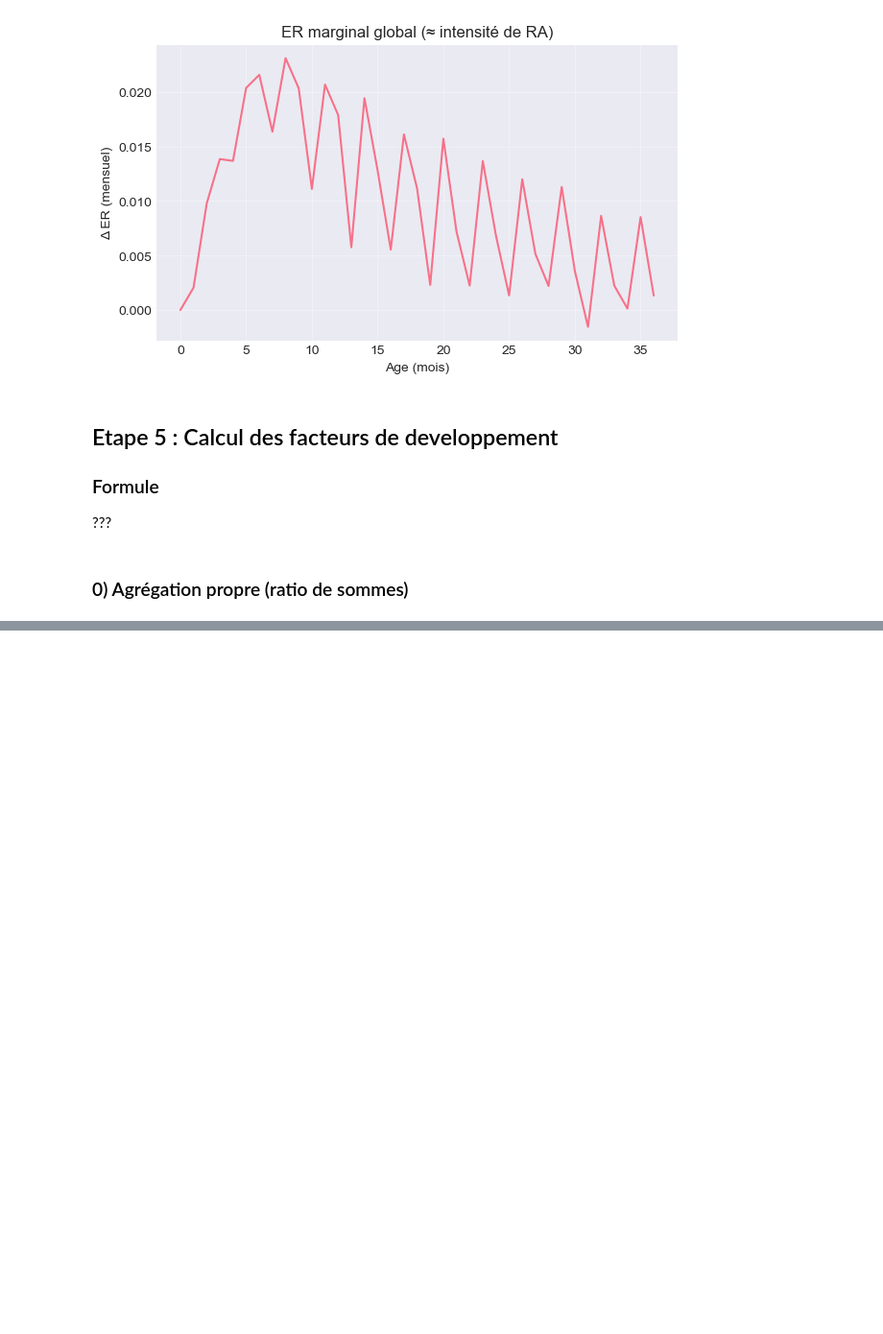
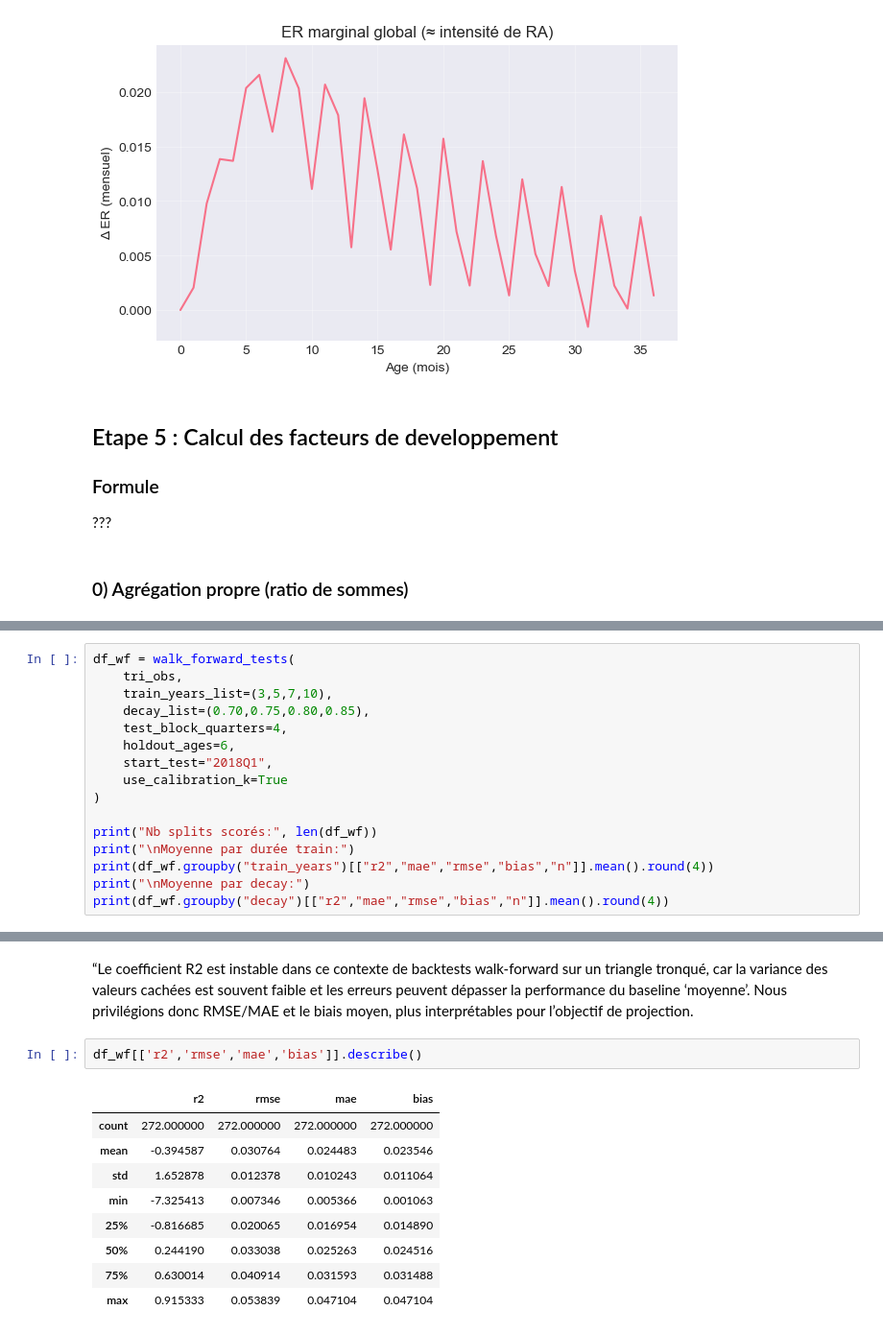
Before and after one commit to Endoresuu/PFE, a Jupyter notebook: NB1_ChainLadder_prof.ipynb, the cells around one changed output, grey strips where cells are left out. Shown at 96% size. Drawn from its saved outputs; the diff is of its cells as text; blank space fills up the shorter version.

```diff
--- a/NB1_ChainLadder_prof.ipynb
+++ b/NB1_ChainLadder_prof.ipynb
@@ -679,0 +1474,16 @@ R²  : 0.922496
+# %%
+df_wf = walk_forward_tests(
+    tri_obs,
+    train_years_list=(3,5,7,10),
+    decay_list=(0.70,0.75,0.80,0.85),
+    test_block_quarters=4,
+    holdout_ages=6,
+    start_test="2018Q1",
+    use_calibration_k=True
+)
+
+print("Nb splits scorés:", len(df_wf))
+print("\nMoyenne par durée train:")
+print(df_wf.groupby("train_years")[["r2","mae","rmse","bias","n"]].mean().round(4))
+print("\nMoyenne par decay:")
+print(df_wf.groupby("decay")[["r2","mae","rmse","bias","n"]].mean().round(4))
@@ -679,0 +1508,14 @@ R²  : 0.922496
+# %% [markdown]
+“Le coefficient R2 est instable dans ce contexte de backtests walk-forward sur un triangle tronqué, car la variance des valeurs cachées est souvent faible et les erreurs peuvent dépasser la performance du baseline ‘moyenne’. Nous privilégions donc RMSE/MAE et le biais moyen, plus interprétables pour l’objectif de projection.
+# %%
+df_wf[['r2','rmse','mae','bias']].describe()
+# %% [output]
+|  | r2 | rmse | mae | bias |
+| count | 272.000000 | 272.000000 | 272.000000 | 272.000000 |
+| mean | -0.394587 | 0.030764 | 0.024483 | 0.023546 |
+| std | 1.652878 | 0.012378 | 0.010243 | 0.011064 |
+| min | -7.325413 | 0.007346 | 0.005366 | 0.001063 |
+| 25% | -0.816685 | 0.020065 | 0.016954 | 0.014890 |
+| 50% | 0.244190 | 0.033038 | 0.025263 | 0.024516 |
+| 75% | 0.630014 | 0.040914 | 0.031593 | 0.031488 |
+| max | 0.915333 | 0.053839 | 0.047104 | 0.047104 |
```
Also changed, not shown: parts of 24 cells of this notebook, 1 other file.
